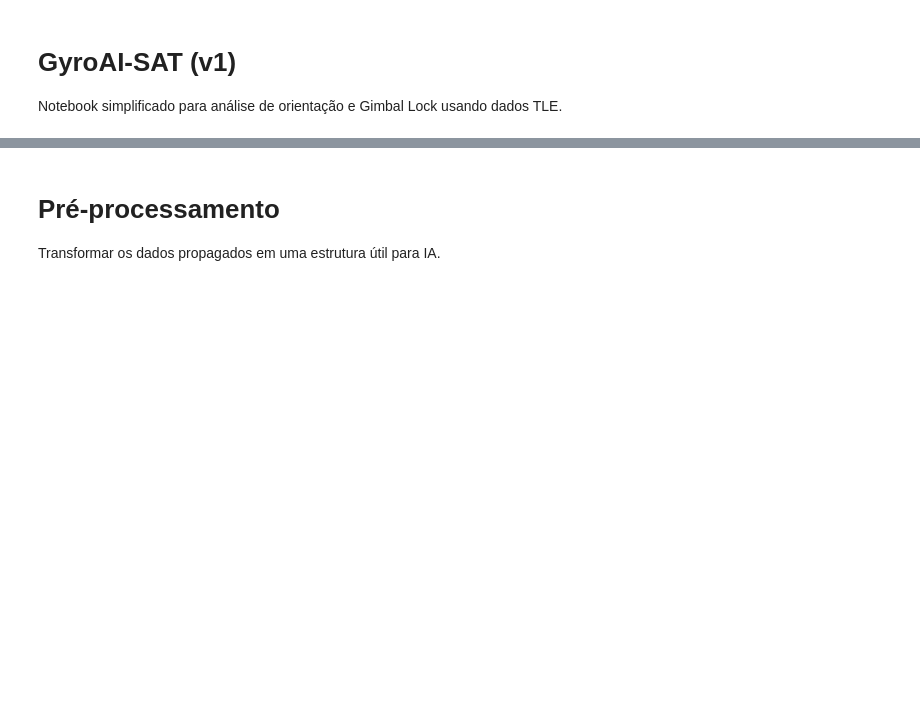
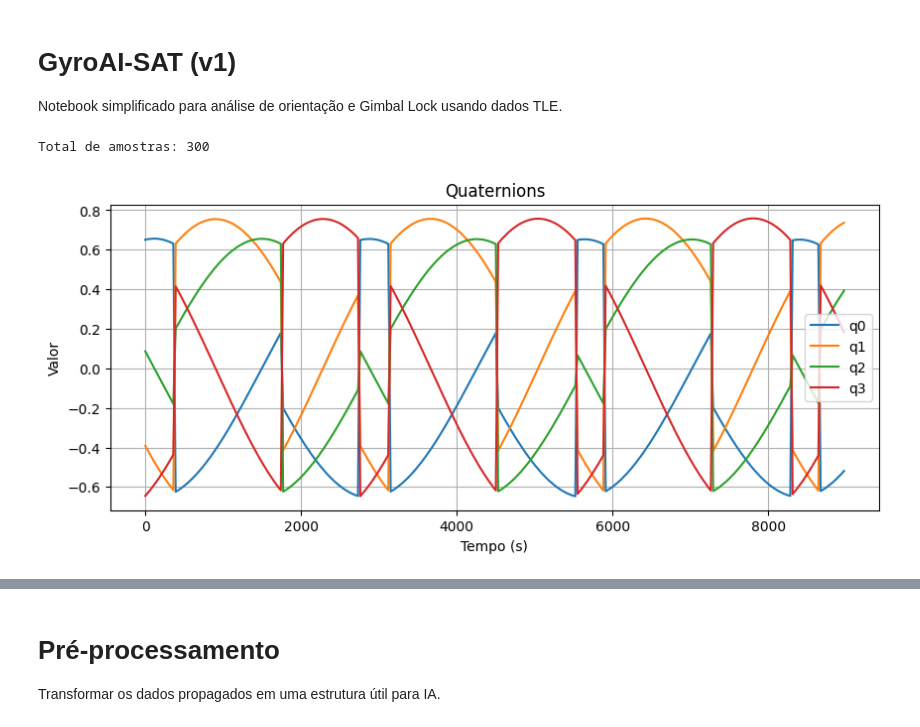
Before and after one commit to el-pitchula/GyroAI-SAT, a Jupyter notebook: notebooks/GyroAI-SAT-v1.ipynb, the cells around one changed output, grey strips where cells are left out. Cells and saved outputs as stored; diff of their text form; code cells hidden in the pictures; blank space fills up the shorter version.

```diff
--- a/notebooks/GyroAI-SAT-v1.ipynb
+++ b/notebooks/GyroAI-SAT-v1.ipynb
@@ -4,0 +16,72 @@ Notebook simplificado para análise de orientação e Gimbal Lock usando dados T
+# %%
+# TLE da ISS (pode ser trocado por outro)
+line1 = '1 25544U 98067A   24106.45347222  .00012190  00000+0  21377-3 0  9992'
+line2 = '2 25544  51.6414  52.8843 0003046  96.6780  42.0736 15.51762384294959'
+
+def datetime_to_julian_date(dt):
+    year, month, day = dt.year, dt.month, dt.day
+    hour, minute = dt.hour, dt.minute
+    second = dt.second + dt.microsecond / 1e6
+    jd = 367 * year - int((7 * (year + int((month + 9) / 12))) / 4)          + int((275 * month) / 9) + day + 1721013.5          + (hour + minute / 60 + second / 3600) / 24
+    fr = (hour + minute / 60 + second / 3600) / 24 % 1
+    return jd, fr
+# %%
+sat = Satrec.twoline2rv(line1, line2)
+
+base_time = datetime.utcnow()
+interval = 30  # segundos
+samples = 300
+
+dados = []
+
+for i in range(samples):
+    dt = base_time + timedelta(seconds=i * interval)
+    jd, fr = datetime_to_julian_date(dt)
+    e, r, v = sat.sgp4(jd, fr)
+    if e != 0:
+        continue
+    r = np.array(r)
+    v = np.array(v)
+
+    z = -r / np.linalg.norm(r)
+    y = np.cross(z, v)
+    y /= np.linalg.norm(y)
+    x = np.cross(y, z)
+    rot_matrix = np.vstack([x, y, z]).T
+    rotation = R.from_matrix(rot_matrix)
+
+    quat = rotation.as_quat()  # x, y, z, w
+    quat = np.roll(quat, 1)    # w, x, y, z
+    euler = rotation.as_euler('xyz', degrees=True)
+
+    dados.append({
+        'tempo': i * interval,
+        'x': r[0], 'y': r[1], 'z': r[2],
+        'vx': v[0], 'vy': v[1], 'vz': v[2],
+        'roll': euler[0], 'pitch': euler[1], 'yaw': euler[2],
+        'q0': quat[0], 'q1': quat[1], 'q2': quat[2], 'q3': quat[3]
+    })
+
+print(f"Total de amostras: {len(dados)}")
+# %% [output]
+Total de amostras: 300
+# %%
+t = [d['tempo'] for d in dados]
+q0 = [d['q0'] for d in dados]
+q1 = [d['q1'] for d in dados]
+q2 = [d['q2'] for d in dados]
+q3 = [d['q3'] for d in dados]
+
+plt.figure(figsize=(10, 4))
+plt.plot(t, q0, label="q0")
+plt.plot(t, q1, label="q1")
+plt.plot(t, q2, label="q2")
+plt.plot(t, q3, label="q3")
+plt.title("Quaternions")
+plt.xlabel("Tempo (s)")
+plt.ylabel("Valor")
+plt.grid()
+plt.legend()
+plt.show()
+# %% [output]
+[figure, added]
```
Also changed, not shown: parts of 7 cells of this notebook.
